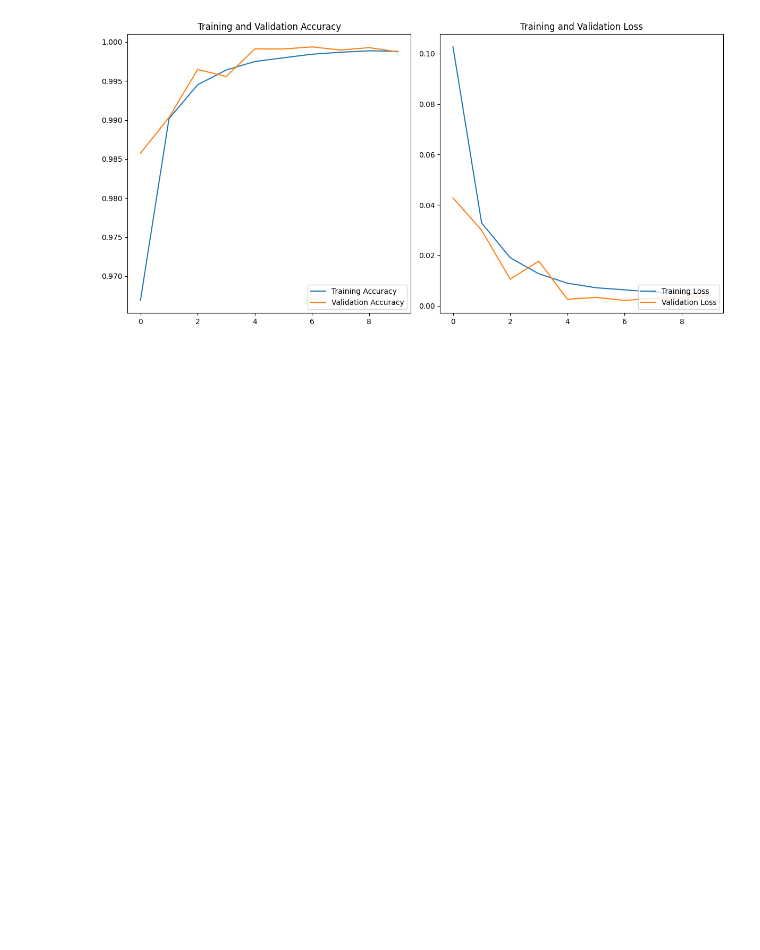
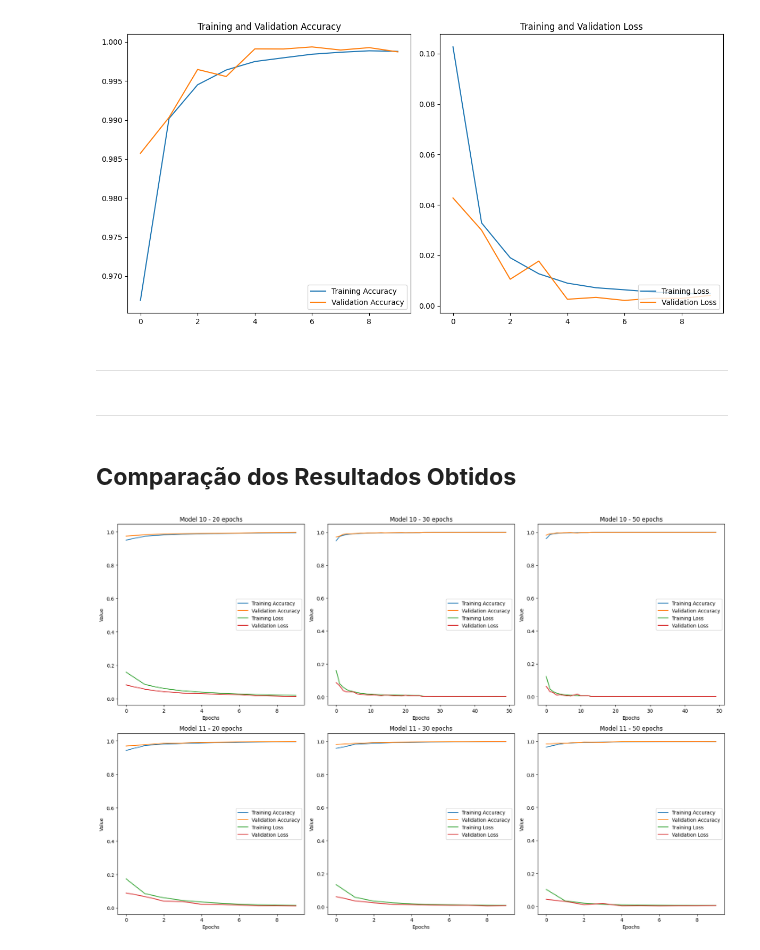
Before and after one commit to marina-moreira/mei-approf, a Jupyter notebook: RNN/notebooks/06_modelDevelopmentLSTMMultiLayer.ipynb, the cells around one changed output. Drawn from its saved outputs; the diff is of its cells as text; code cells hidden in the pictures; blank space fills up the shorter version.

```diff
--- a/RNN/notebooks/06_modelDevelopmentLSTMMultiLayer.ipynb
+++ b/RNN/notebooks/06_modelDevelopmentLSTMMultiLayer.ipynb
@@ -50,11 +40,7 @@ warnings.filterwarnings('ignore')
 # %% [markdown]
 ## **Carregamento e Leitura do *Dataset* Pré-processado**
 # %%
-# Definir o caminho do arquivo relativo ao diretório do script
-#file_path = os.path.join(os.getcwd(), 'RNN_dataset', 'concatDataset.csv')
+# Definir o caminho do ficheiro relativo ao dataset
+file_path = os.path.join(os.getcwd(), 'RNN_dataset', 'concatDataset.csv')
 
-base_dir = r'C:\\Users\\maria\\OneDrive - Instituto Superior de Engenharia do Porto\\Desktop\\Semestre\\APROF\\mei-approf\\RNN\\datasets'
-file_name = 'preprocessDataset.csv'
-
-file_path = os.path.join(base_dir, file_name)
-print(file_path)
+#print(file_path)
@@ -660,3 +650,59 @@ Tempo de execução: 3630.811956167221 segundos
 2646/2646 ━━━━━━━━━━━━━━━━━━━━ 22s 8ms/step - accuracy: 0.9858 - loss: 0.0435
 Test loss: 0.042766593396663666, Test accuracy: 0.9857438206672668
 [figure]
+# %% [markdown]
+---
+# %% [markdown]
+---
+# %% [markdown]
+## **Comparação dos Resultados Obtidos**
+# %%
+# Função para carregar os históricos
+def load_history(path):
+    with open(path, 'rb') as file:
+        return pickle.load(file)
+
+# Carregar os históricos salvos
+history_28_path = '../models/model_10/history_28.pkl'
+history_29_path = '../models/model_10/history_29.pkl'
+history_30_path = '../models/model_10/history_30.pkl'
+history_31_path = '../models/model_11/history_31.pkl'
+history_32_path = '../models/model_11/history_32.pkl'
+history_33_path = '../models/model_11/history_33.pkl'
+
+# Carregar os históricos
+history_28 = load_history(history_28_path)
+history_29 = load_history(history_29_path)
+history_30 = load_history(history_30_path)
+history_31 = load_history(history_31_path)
+history_32 = load_history(history_32_path)
+history_33 = load_history(history_33_path)
+
+# Lista de históricos para apresentar os gráficos
+histories = [history_28, history_29, history_30, history_31, history_32, history_33]
+labels = ['Model 10 - 20 epochs', 'Model 10 - 30 epochs', 'Model 10 - 50 epochs', 'Model 11 - 20 epochs', 'Model 11 - 30 epochs', 'Model 11 - 50 epochs']
+
+# Função para apresentar os gráficos dos múltiplos históricos
+def plot_multiple_histories(histories, labels):
+    plt.figure(figsize=(18, 12))
+
+    for i, (history, label) in enumerate(zip(histories, labels)):
+        plt.subplot(2, 3, i+1)
+
+        plt.plot(history['accuracy'], label='Training Accuracy')
+        plt.plot(history['val_accuracy'], label='Validation Accuracy')
+
+        plt.plot(history['loss'], label='Training Loss')
+        plt.plot(history['val_loss'], label='Validation Loss')
+
+        plt.title(label)
+        plt.xlabel('Epochs')
+        plt.ylabel('Value')
+        plt.legend()
+
+    plt.tight_layout()
+    plt.show()
+
+plot_multiple_histories(histories, labels)
+# %% [output]
+[figure, added]
```
Also changed, not shown: parts of 10 cells of this notebook, 3 other files.
